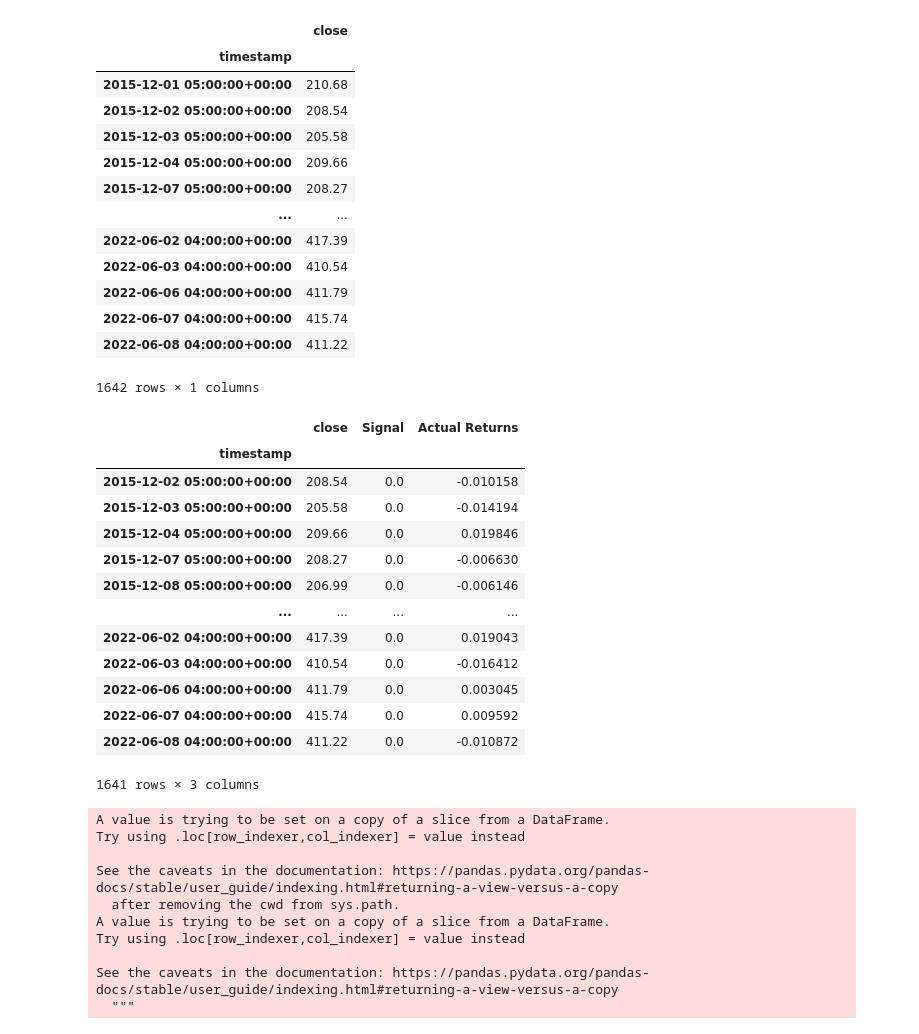
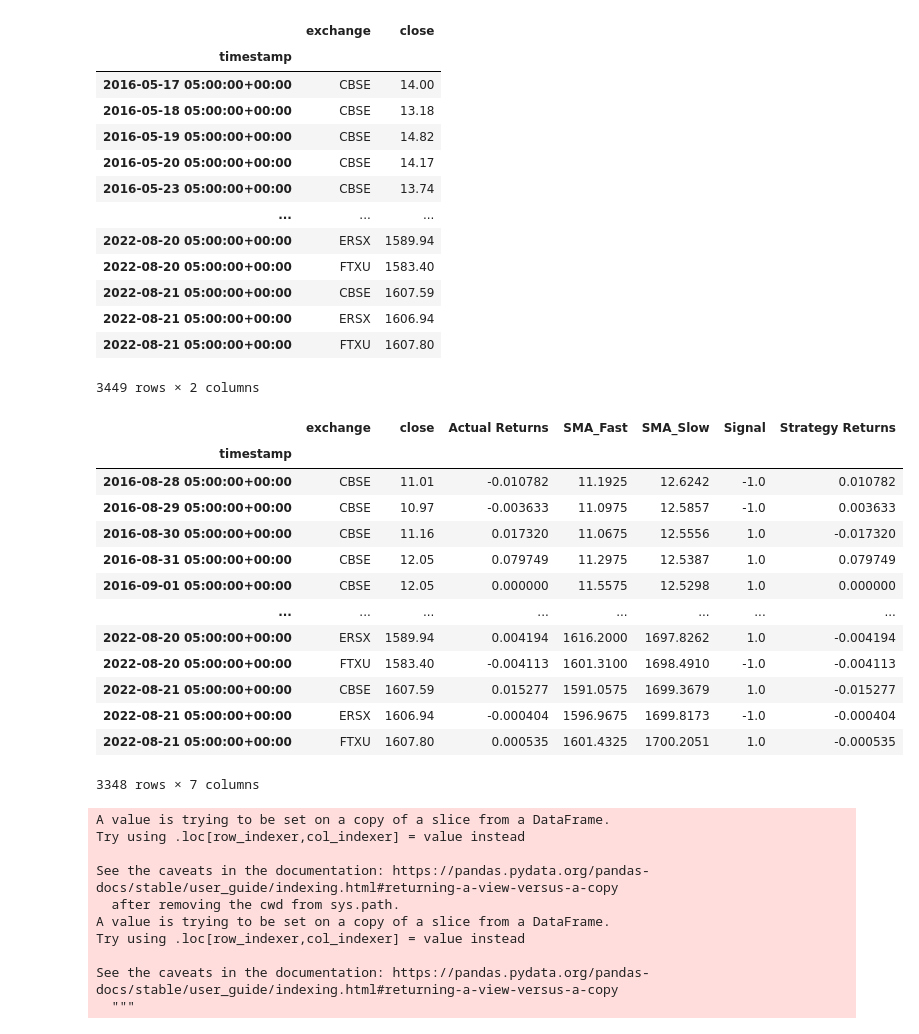
Before and after one commit to eduardo20calvo/ML_Trading_Bot, a Jupyter notebook: Algo_Attempt.ipynb, the cells around one changed output. Saved outputs shown, nothing was run; the diff lists cells and outputs as text; code cells hidden in the pictures.

```diff
--- a/Algo_Attempt.ipynb
+++ b/Algo_Attempt.ipynb
@@ -28,8 +33,8 @@ account = api.get_account()
 
 # Create the Alpaca API object
 # YOUR CODE HERE!
-spy_price = api.get_bars('SPY',  TimeFrame.Day, "2010-06-08", "2022-06-08")
-spy_df = spy_price.df
+ETH_price = api.get_crypto_bars('ETHUSD',  TimeFrame.Day, "2010-06-08", "2022-08-21")
+ETH_df = spy_price.df
 
-print(spy_df)
+ETH_df.tail()
 # %% [output]
@@ -53,43 +48,43 @@ timestamp
 # %%
-spy_df = spy_df.drop(columns=["open","high","low","volume","trade_count","vwap"])
+ETH_df = ETH_df.drop(columns=["open","high","low","volume","trade_count","vwap"])
 # %%
-spy_df
+ETH_df
 # %% [output]
-|  | close |
-| timestamp |  |
-| 2015-12-01 05:00:00+00:00 | 210.68 |
-| 2015-12-02 05:00:00+00:00 | 208.54 |
-| 2015-12-03 05:00:00+00:00 | 205.58 |
-| 2015-12-04 05:00:00+00:00 | 209.66 |
-| 2015-12-07 05:00:00+00:00 | 208.27 |
-| ... | ... |
-| 2022-06-02 04:00:00+00:00 | 417.39 |
-| 2022-06-03 04:00:00+00:00 | 410.54 |
-| 2022-06-06 04:00:00+00:00 | 411.79 |
-| 2022-06-07 04:00:00+00:00 | 415.74 |
-| 2022-06-08 04:00:00+00:00 | 411.22 |
+|  | exchange | close |
+| timestamp |  |  |
+| 2016-05-17 05:00:00+00:00 | CBSE | 14.00 |
+| 2016-05-18 05:00:00+00:00 | CBSE | 13.18 |
+| 2016-05-19 05:00:00+00:00 | CBSE | 14.82 |
+| 2016-05-20 05:00:00+00:00 | CBSE | 14.17 |
+| 2016-05-23 05:00:00+00:00 | CBSE | 13.74 |
+| ... | ... | ... |
+| 2022-08-20 05:00:00+00:00 | ERSX | 1589.94 |
+| 2022-08-20 05:00:00+00:00 | FTXU | 1583.40 |
+| 2022-08-21 05:00:00+00:00 | CBSE | 1607.59 |
+| 2022-08-21 05:00:00+00:00 | ERSX | 1606.94 |
+| 2022-08-21 05:00:00+00:00 | FTXU | 1607.80 |
-1642 rows × 1 columns
+3449 rows × 2 columns
 # %%
-spy_df["Actual Returns"] = spy_df["close"].pct_change()
+ETH_df["Actual Returns"] = ETH_df["close"].pct_change()
 # %%
-spy_df = spy_df.dropna()
+ETH_df = spy_df.dropna()
 # %%
-spy_df
+ETH_df
 # %% [output]
-|  | close | Signal | Actual Returns |
-| timestamp |  |  |  |
-| 2015-12-02 05:00:00+00:00 | 208.54 | 0.0 | -0.010158 |
-| 2015-12-03 05:00:00+00:00 | 205.58 | 0.0 | -0.014194 |
-| 2015-12-04 05:00:00+00:00 | 209.66 | 0.0 | 0.019846 |
-| 2015-12-07 05:00:00+00:00 | 208.27 | 0.0 | -0.006630 |
-| 2015-12-08 05:00:00+00:00 | 206.99 | 0.0 | -0.006146 |
-| ... | ... | ... | ... |
-| 2022-06-02 04:00:00+00:00 | 417.39 | 0.0 | 0.019043 |
-| 2022-06-03 04:00:00+00:00 | 410.54 | 0.0 | -0.016412 |
-| 2022-06-06 04:00:00+00:00 | 411.79 | 0.0 | 0.003045 |
-| 2022-06-07 04:00:00+00:00 | 415.74 | 0.0 | 0.009592 |
-| 2022-06-08 04:00:00+00:00 | 411.22 | 0.0 | -0.010872 |
+|  | exchange | close | Actual Returns | SMA_Fast | SMA_Slow | Signal | Strategy Returns |
+| timestamp |  |  |  |  |  |  |  |
+| 2016-08-28 05:00:00+00:00 | CBSE | 11.01 | -0.010782 | 11.1925 | 12.6242 | -1.0 | 0.010782 |
+| 2016-08-29 05:00:00+00:00 | CBSE | 10.97 | -0.003633 | 11.0975 | 12.5857 | -1.0 | 0.003633 |
+| 2016-08-30 05:00:00+00:00 | CBSE | 11.16 | 0.017320 | 11.0675 | 12.5556 | 1.0 | -0.017320 |
+| 2016-08-31 05:00:00+00:00 | CBSE | 12.05 | 0.079749 | 11.2975 | 12.5387 | 1.0 | 0.079749 |
+| 2016-09-01 05:00:00+00:00 | CBSE | 12.05 | 0.000000 | 11.5575 | 12.5298 | 1.0 | 0.000000 |
+| ... | ... | ... | ... | ... | ... | ... | ... |
+| 2022-08-20 05:00:00+00:00 | ERSX | 1589.94 | 0.004194 | 1616.2000 | 1697.8262 | 1.0 | -0.004194 |
+| 2022-08-20 05:00:00+00:00 | FTXU | 1583.40 | -0.004113 | 1601.3100 | 1698.4910 | -1.0 | -0.004113 |
+| 2022-08-21 05:00:00+00:00 | CBSE | 1607.59 | 0.015277 | 1591.0575 | 1699.3679 | 1.0 | -0.015277 |
+| 2022-08-21 05:00:00+00:00 | ERSX | 1606.94 | -0.000404 | 1596.9675 | 1699.8173 | -1.0 | -0.000404 |
+| 2022-08-21 05:00:00+00:00 | FTXU | 1607.80 | 0.000535 | 1601.4325 | 1700.2051 | 1.0 | -0.000535 |
-1641 rows × 3 columns
+3348 rows × 7 columns
 # %%
 short_window = 4
 long_window = 100
```
Also changed, not shown: parts of 19 cells of this notebook.
